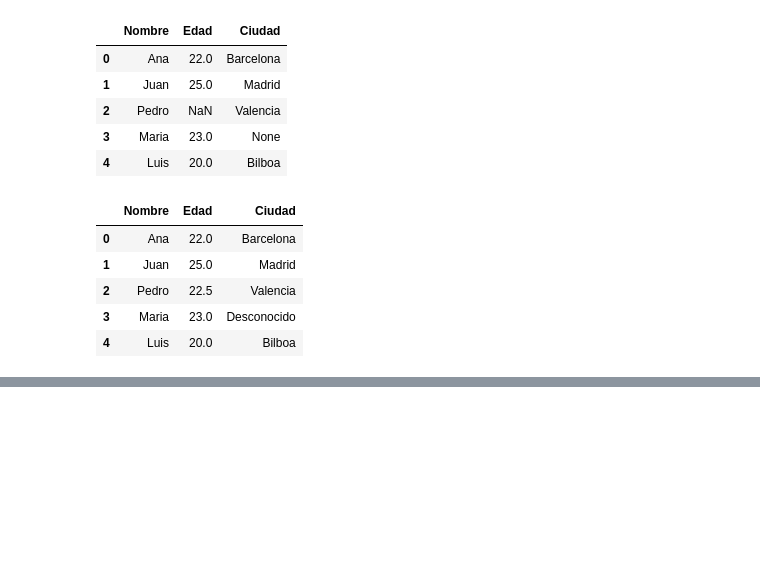
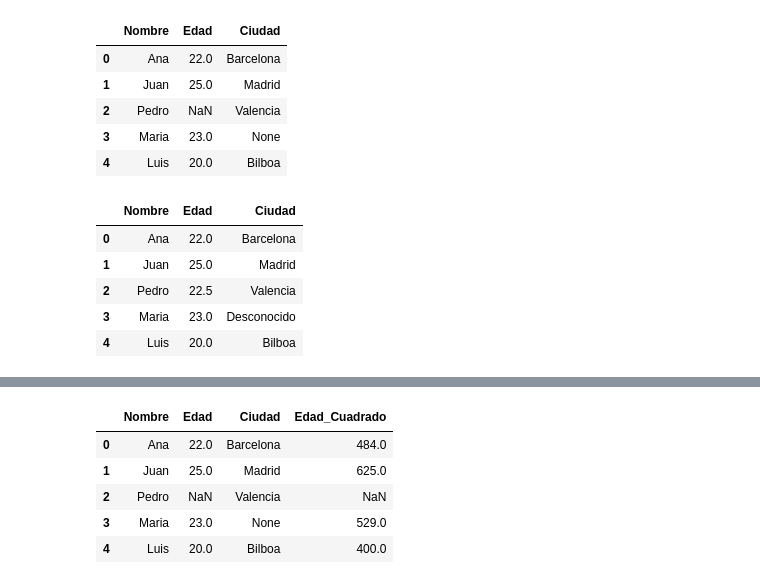
Before and after one commit to Gozv/Data_Analyst_Pandas-, a Jupyter notebook: AnalisisDatos.ipynb, the cells around one changed output, grey strips where cells are left out. Cells and saved outputs as stored; diff of their text form; code cells hidden in the pictures; blank space fills up the shorter version.

```diff
--- a/AnalisisDatos.ipynb
+++ b/AnalisisDatos.ipynb
@@ -161,0 +244,14 @@ df_sin_nan
+# %%
+# Transformacion de datos
+def cuadrado(x):
+    return x**2
+
+df["Edad_Cuadrado"] = df["Edad"].apply(cuadrado)
+df
+# %% [output]
+|  | Nombre | Edad | Ciudad | Edad_Cuadrado |
+| 0 | Ana | 22.0 | Barcelona | 484.0 |
+| 1 | Juan | 25.0 | Madrid | 625.0 |
+| 2 | Pedro | NaN | Valencia | NaN |
+| 3 | Maria | 23.0 | None | 529.0 |
+| 4 | Luis | 20.0 | Bilboa | 400.0 |
```
Also changed, not shown: parts of 21 cells of this notebook.
